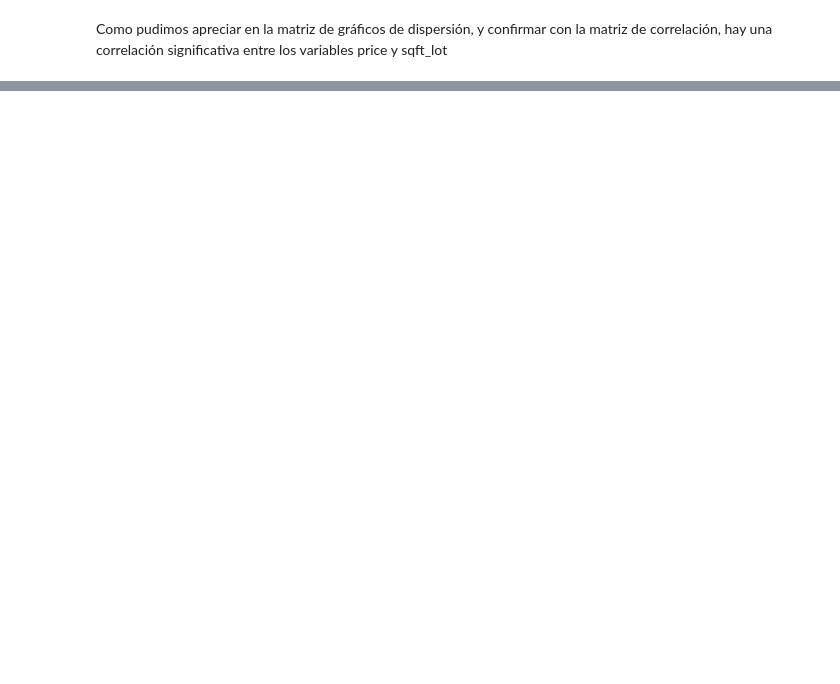
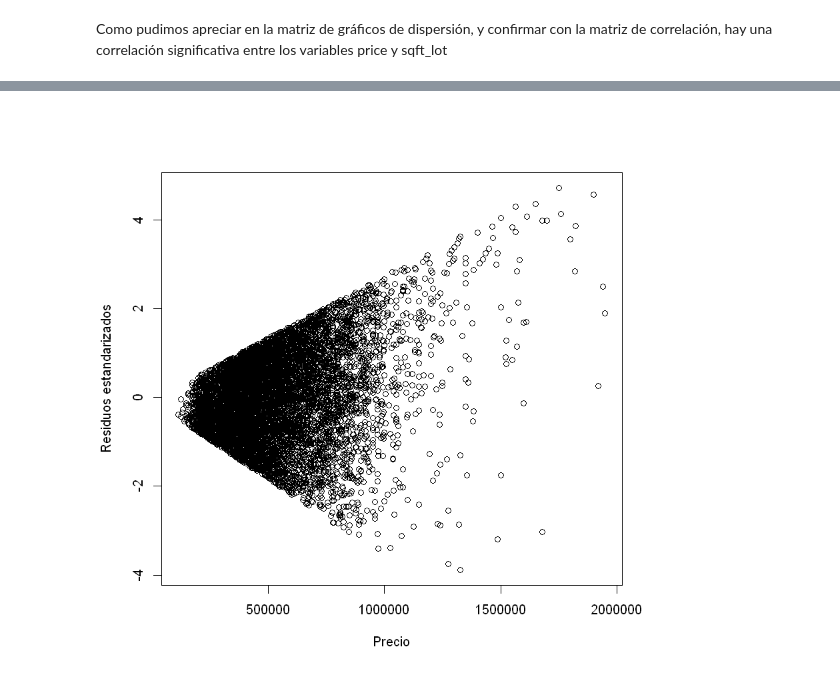
Before and after one commit to ejimenezdelgado/walc_2018_track_big_data, a Jupyter notebook: Dia 1/Regresion Lineal Simple/Regresión Lineal Simple.ipynb, the cells around one changed output, grey strips where cells are left out. Cells and saved outputs as stored; diff of their text form; code cells hidden in the pictures; blank space fills up the shorter version.

```diff
--- a/Dia 1/Regresion Lineal Simple/Regresión Lineal Simple.ipynb
+++ b/Dia 1/Regresion Lineal Simple/Regresión Lineal Simple.ipynb
@@ -173,0 +167,2 @@ abline(lm(y ~ x, data = log(d)))
+# %%
+casas.prueba$Prediccion <- predict(reg.price, newdata = casas.prueba)
@@ -173,0 +188,4 @@ abline(lm(y ~ x, data = log(d)))
+# %%
+plot(casas$price,rstandard(reg.price),xlab="Precio",ylab="Residuos estandarizados")
+# %% [output]
+[figure, added]
```
Also changed, not shown: parts of 18 cells of this notebook, 5 other files.
